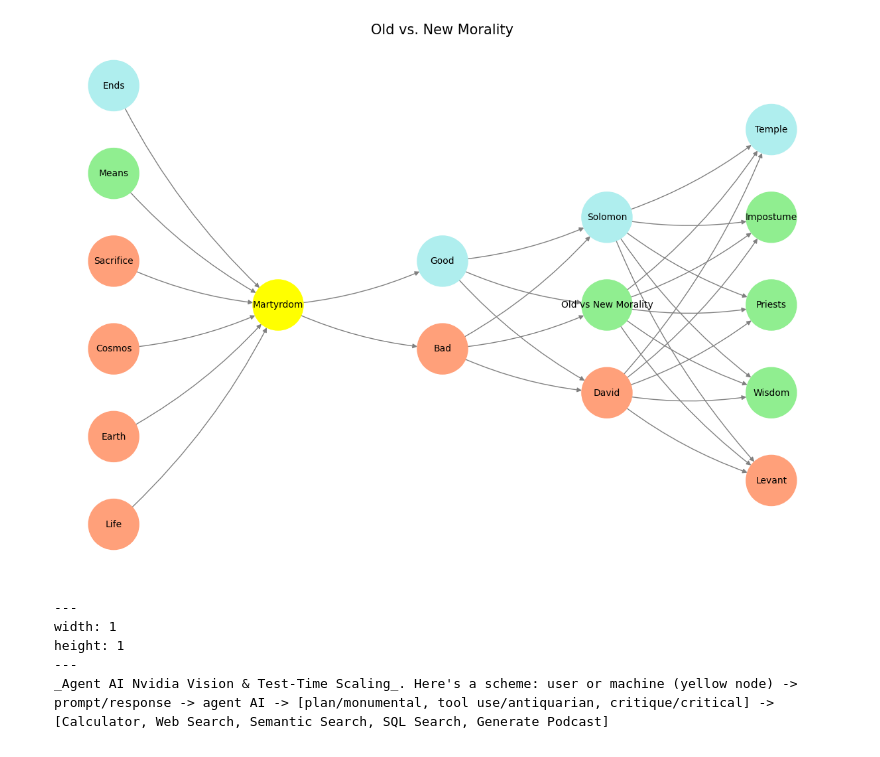
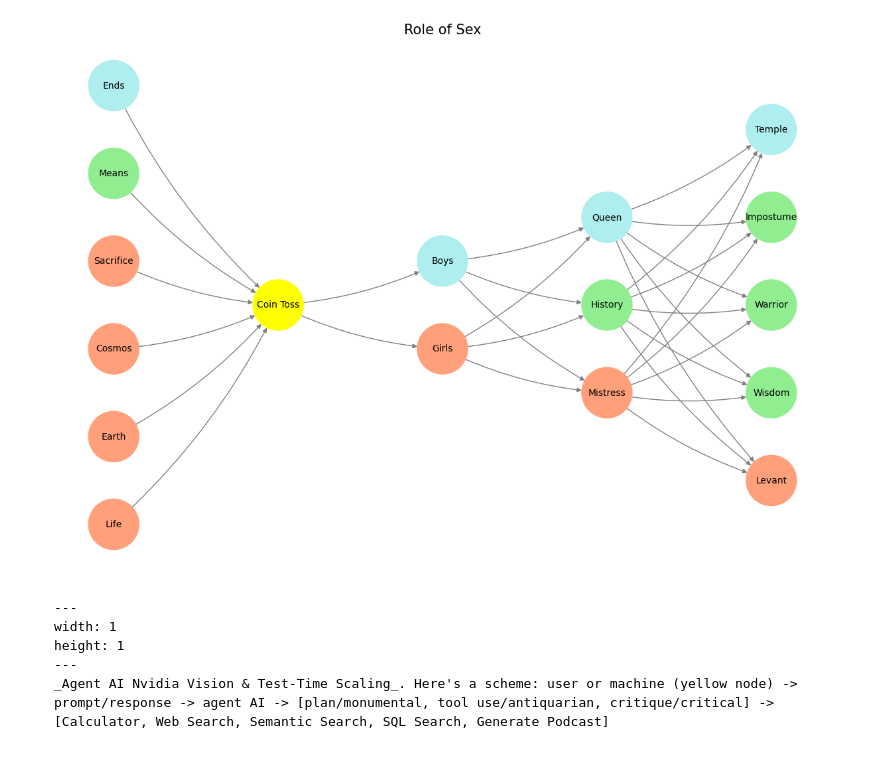
Before and after one commit to abikesa/apple, a Jupyter notebook: kitabo/ensi/_build/jupyter_execute/act2/chapter2.ipynb, the cells around one changed output. Cells and saved outputs as stored; diff of their text form; code cells hidden in the pictures.

Commit message:
role of sex in history

````diff
--- a/kitabo/ensi/_build/jupyter_execute/act2/chapter2.ipynb
+++ b/kitabo/ensi/_build/jupyter_execute/act2/chapter2.ipynb
@@ -13,33 +16,33 @@ import networkx as nx
 def define_layers():
     return {
         'Pre-Input/CudAlexnet': ['Life', 'Earth', 'Cosmos', 'Sacrifice', 'Means', 'Ends'],
-        'Yellowstone/SensoryAI': ['Martyrdom'],
-        'Input/AgenticAI': ['Bad', 'Good'],
-        'Hidden/GenerativeAI': ['David', 'Old vs New Morality', 'Solomon'],
-        'Output/PhysicalAI': ['Levant', 'Wisdom', 'Priests', 'Impostume', 'Temple']
+        'Yellowstone/SensoryAI': ['Coin Toss'],
+        'Input/AgenticAI': ['Girls', 'Boys'],
+        'Hidden/GenerativeAI': ['Mistress', 'History', 'Queen'],
+        'Output/PhysicalAI': ['Levant', 'Wisdom', 'Warrior', 'Impostume', 'Temple']
     }
 
 # Assign colors to nodes
 def assign_colors(node, layer):
-    if node == 'Martyrdom':
+    if node == 'Coin Toss':
         return 'yellow'
     if layer == 'Pre-Input/CudAlexnet' and node in [ 'Ends']:
         return 'paleturquoise'
     if layer == 'Pre-Input/CudAlexnet' and node in [ 'Means']:
         return 'lightgreen'
-    elif layer == 'Input/AgenticAI' and node == 'Good':
+    elif layer == 'Input/AgenticAI' and node == 'Boys':
         return 'paleturquoise'
     elif layer == 'Hidden/GenerativeAI':
-        if node == 'Solomon':
+        if node == 'Queen':
             return 'paleturquoise'
-        elif node == 'Old vs New Morality':
+        elif node == 'History':
             return 'lightgreen'
-        elif node == 'David':
+        elif node == 'Mistress':
             return 'lightsalmon'
     elif layer == 'Output/PhysicalAI':
         if node == 'Temple':
             return 'paleturquoise'
-        elif node in ['Impostume', 'Priests', 'Wisdom']:
+        elif node in ['Impostume', 'Warrior', 'Wisdom']:
             return 'lightgreen'
         elif node == 'Levant':
             return 'lightsalmon'
@@ -60,35 +63,35 @@ def visualize_nn():
     center_x = 0  # Align nodes horizontally
 
     # Add nodes and assign positions
     for i, (layer_name, nodes) in enumerate(layers.items()):
         y_positions = calculate_positions(nodes, center_x, offset=-len(layers) + i + 1)
         for node, position in zip(nodes, y_positions):
             G.add_node(node, layer=layer_name)
             pos[node] = position
             node_colors.append(assign_colors(node, layer_name))
 
     # Add edges (without weights)
     for layer_pair in [
         ('Pre-Input/CudAlexnet', 'Yellowstone/SensoryAI'), ('Yellowstone/SensoryAI', 'Input/AgenticAI'), ('Input/AgenticAI', 'Hidden/GenerativeAI'), ('Hidden/GenerativeAI', 'Output/PhysicalAI')
     ]:
         source_layer, target_layer = layer_pair
         for source in layers[source_layer]:
             for target in layers[target_layer]:
                 G.add_edge(source, target)
 
     # Draw the graph
     plt.figure(figsize=(12, 8))
     nx.draw(
         G, pos, with_labels=True, node_color=node_colors, edge_color='gray',
         node_size=3000, font_size=10, connectionstyle="arc3,rad=0.1"
     )
-    plt.title("Old vs. New Morality", fontsize=15)
+    plt.title("Role of Sex", fontsize=15)
     plt.show()
 
 # Run the visualization
 visualize_nn()
 # %% [output]
-[figure, old version]
+[figure, new version]
 # %% [markdown]
 ```{figure} ../figures/blanche.*
 ---
````
Also changed, not shown: parts of 2 cells of this notebook, 6 other files.
